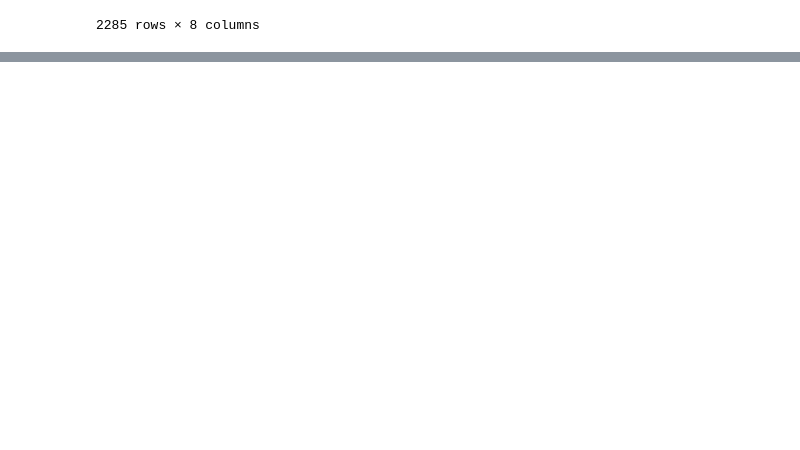
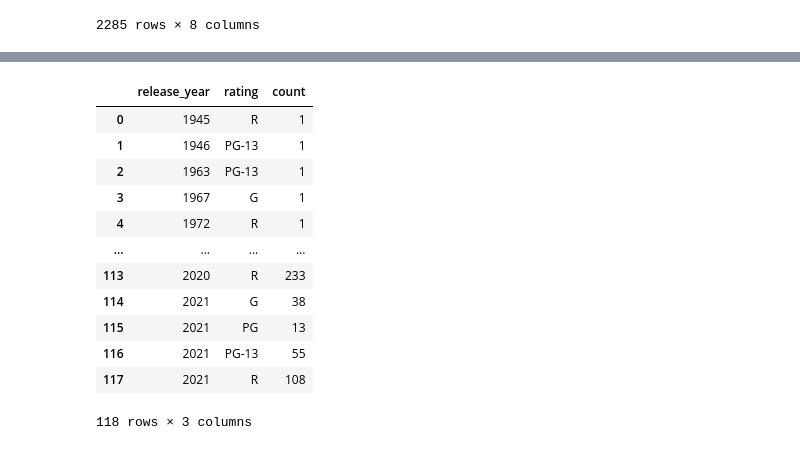
Before and after one commit to Nick-Pleva/Data-Science-Pinnacle-Project, a Jupyter notebook: final_project.ipynb, the cells around one changed output, grey strips where cells are left out. Cells and saved outputs as stored; diff of their text form; code cells hidden in the pictures; blank space fills up the shorter version.

```diff
--- a/final_project.ipynb
+++ b/final_project.ipynb
@@ -63,0 +134,45 @@ netflix_shows
+# %%
+ratings_show = {
+    # G
+    'G': 'G', 'TV-G': 'G', 'TV-Y': 'G', 'TV-Y7': 'G', 'TV-Y7-FV': 'G',
+
+    # PG
+    'PG': 'PG', 'TV-PG': 'PG',
+
+    # PG-13
+    'PG-13': 'PG-13', 'TV-14': 'PG-13',
+
+    # R
+    'R': 'R', 'NC-17': 'R', 'TV-MA': 'R',
+
+    # UR
+    'UR': 'UR', 'NR': 'UR'
+}
+
+netflix_shows = netflix_shows.copy()
+netflix_shows.loc[:, 'rating'] = (
+    netflix_shows['rating']
+    .fillna('UR')
+    .astype(str)
+    .str.strip()
+    .str.upper()
+    .map(ratings_show)
+    .fillna('UR')
+)
+
+netflix_shows_filtered = netflix_shows.groupby(['release_year', 'rating']).size().reset_index(name='count')
+netflix_shows_filtered
+# %% [output]
+|  | release_year | rating | count |
+| 0 | 1945 | R | 1 |
+| 1 | 1946 | PG-13 | 1 |
+| 2 | 1963 | PG-13 | 1 |
+| 3 | 1967 | G | 1 |
+| 4 | 1972 | R | 1 |
+| ... | ... | ... | ... |
+| 113 | 2020 | R | 233 |
+| 114 | 2021 | G | 38 |
+| 115 | 2021 | PG | 13 |
+| 116 | 2021 | PG-13 | 55 |
+| 117 | 2021 | R | 108 |
+118 rows × 3 columns
```
Also changed, not shown: parts of 10 cells of this notebook.
